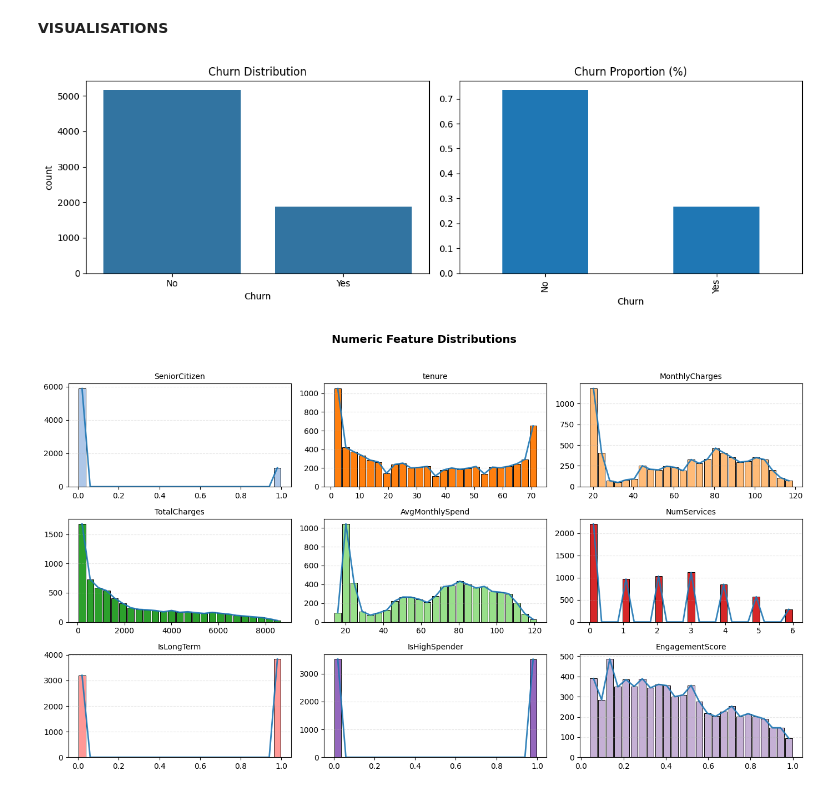
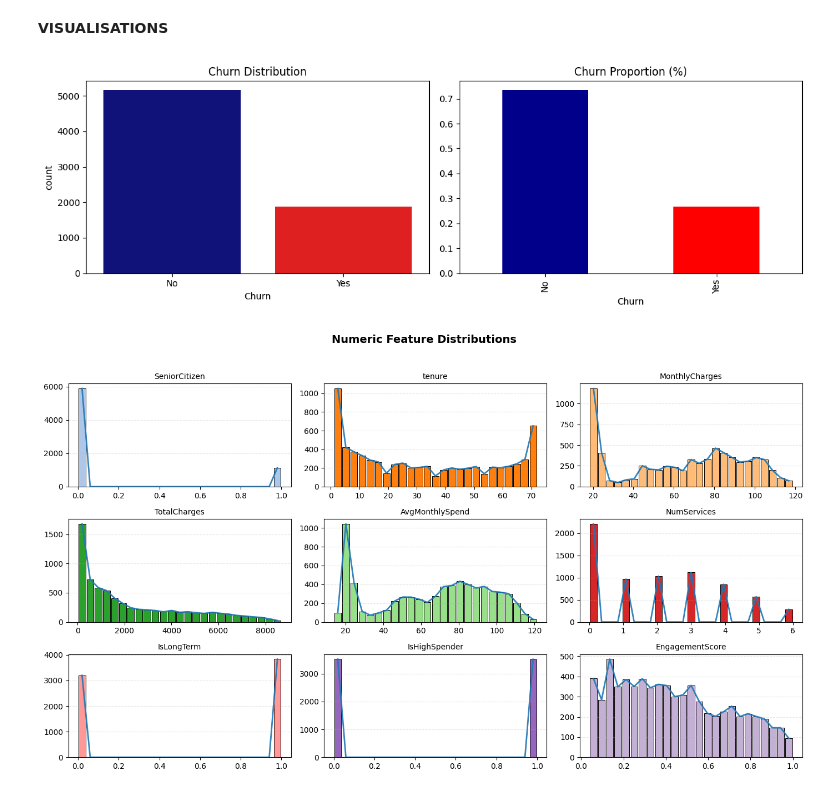
Before and after one commit to Sujatha-Nethmini/ML_CW, a Jupyter notebook: machineLearning_CW.ipynb, the cells around one changed output. Cells and saved outputs as stored; diff of their text form; code cells hidden in the pictures.

```diff
--- a/machineLearning_CW.ipynb
+++ b/machineLearning_CW.ipynb
@@ -225,19 +227,28 @@ data['EngagementScore'] = (
 **VISUALISATIONS**
 # %%
 # 1. TARGET VARIABLE DISTRIBUTION
-
 fig, axes = plt.subplots(1, 2, figsize=(12,4))
 
-sns.countplot(x=data['Churn'], ax=axes[0])
+sns.countplot(
+    x='Churn',
+    hue='Churn',
+    data=data,
+    palette=['darkblue','red'],
+    ax=axes[0]
+)
 axes[0].set_title("Churn Distribution")
 
-data['Churn'].value_counts(normalize=True).plot(kind='bar', ax=axes[1])
+data['Churn'].value_counts(normalize=True).plot(
+    kind='bar',
+    ax=axes[1],
+    color=['darkblue','red']
+)
 axes[1].set_title("Churn Proportion (%)")
 
 plt.tight_layout()
 plt.show()
 # %% [output]
-[figure, old version]
+[figure, new version]
 # %%
 # 2. HISTOGRAMS OF NUMERIC FEATURES
 
```
Also changed, not shown: parts of 28 cells of this notebook.
